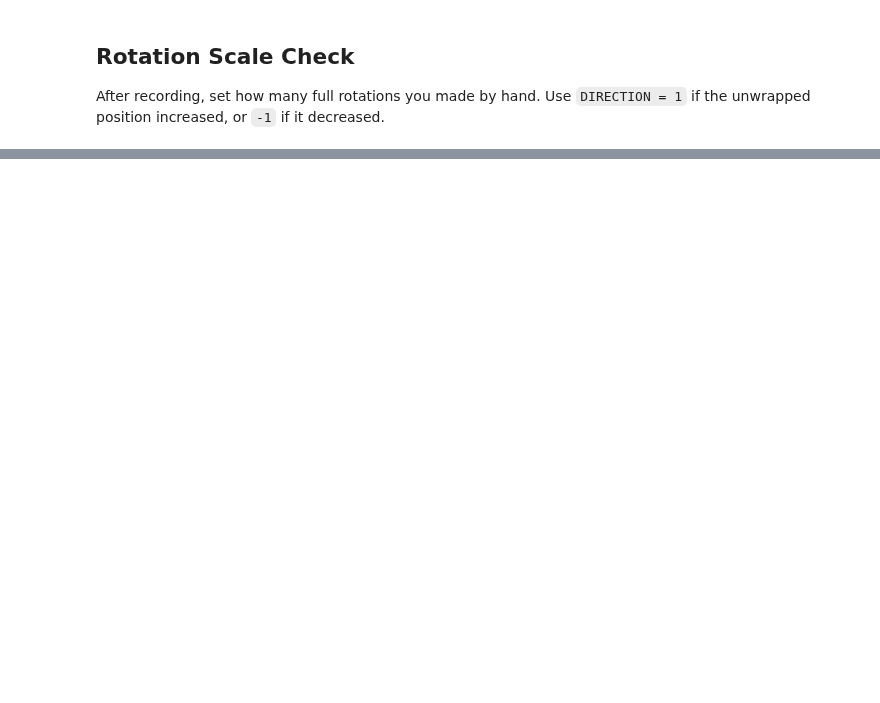
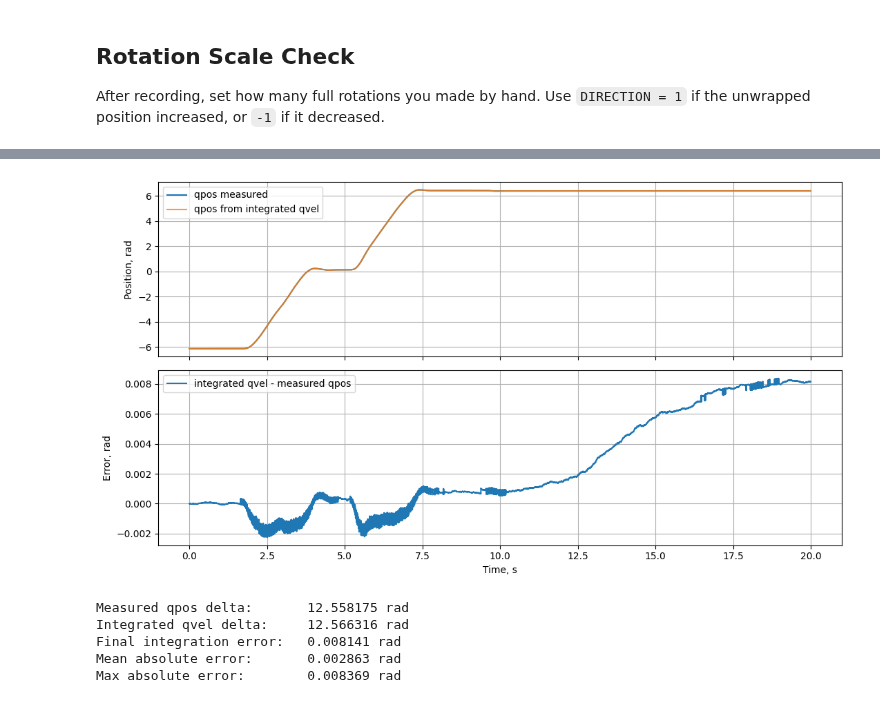
Before and after one commit to tndrd/encos-sys-id, a Jupyter notebook: scripts/read_motor_data.ipynb, the cells around one changed output, grey strips where cells are left out. Cells and saved outputs as stored; diff of their text form; code cells hidden in the pictures; blank space fills up the shorter version.

```diff
--- a/scripts/read_motor_data.ipynb
+++ b/scripts/read_motor_data.ipynb
@@ -191,0 +192,46 @@ nan
+# %%
+if motor_history.empty:
+    print("No motor history recorded yet.")
+else:
+    time_s = motor_history["time_s"].to_numpy(dtype=float)
+    qvel = motor_history["qvel"].to_numpy(dtype=float)
+    qpos = motor_history["qpos"].to_numpy(dtype=float)
+
+    dt_s = np.diff(time_s)
+    qpos_from_qvel = np.empty_like(qpos)
+    qpos_from_qvel[0] = qpos[0]
+    qpos_from_qvel[1:] = qpos[0] + np.cumsum(0.5 * (qvel[:-1] + qvel[1:]) * dt_s)
+
+    qpos_error = qpos_from_qvel - qpos
+    qpos_delta = qpos[-1] - qpos[0]
+    qvel_delta = qpos_from_qvel[-1] - qpos_from_qvel[0]
+
+    fig, ax = plt.subplots(2, 1, figsize=(11, 6), sharex=True)
+
+    ax[0].plot(time_s, qpos, label="qpos measured")
+    ax[0].plot(time_s, qpos_from_qvel, label="qpos from integrated qvel", alpha=0.8)
+    ax[0].set_ylabel("Position, rad")
+    ax[0].grid()
+    ax[0].legend()
+
+    ax[1].plot(time_s, qpos_error, label="integrated qvel - measured qpos")
+    ax[1].set_xlabel("Time, s")
+    ax[1].set_ylabel("Error, rad")
+    ax[1].grid()
+    ax[1].legend()
+
+    plt.tight_layout()
+    plt.show()
+
+    print(f"Measured qpos delta:       {qpos_delta:.6f} rad")
+    print(f"Integrated qvel delta:     {qvel_delta:.6f} rad")
+    print(f"Final integration error:   {qpos_error[-1]:.6f} rad")
+    print(f"Mean absolute error:       {np.mean(np.abs(qpos_error)):.6f} rad")
+    print(f"Max absolute error:        {np.max(np.abs(qpos_error)):.6f} rad")
+# %% [output]
+[figure, added]
+Measured qpos delta:       12.558175 rad
+Integrated qvel delta:     12.566316 rad
+Final integration error:   0.008141 rad
+Mean absolute error:       0.002863 rad
+Max absolute error:        0.008369 rad
```
Also changed, not shown: parts of 6 cells of this notebook, 24 other files.
